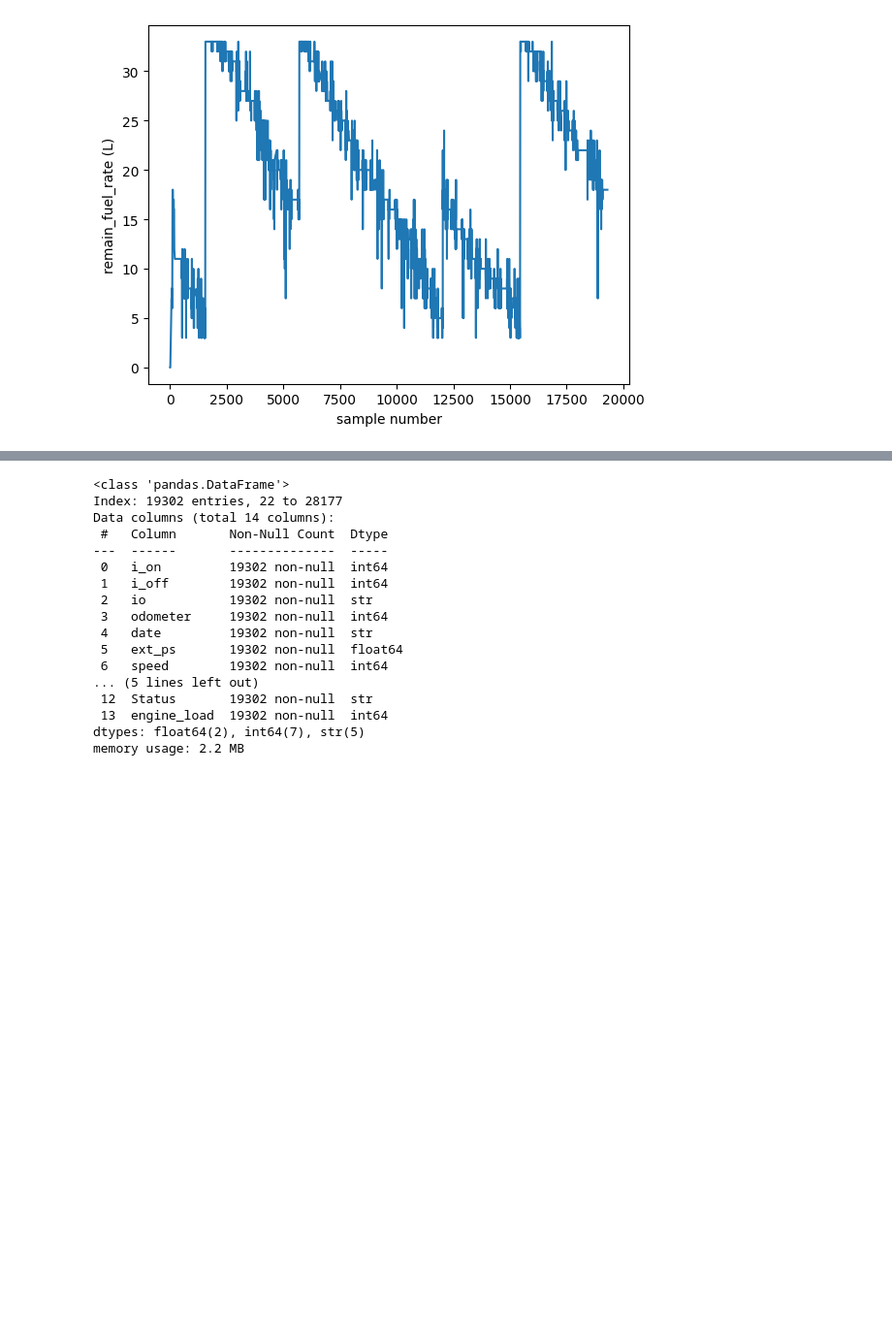
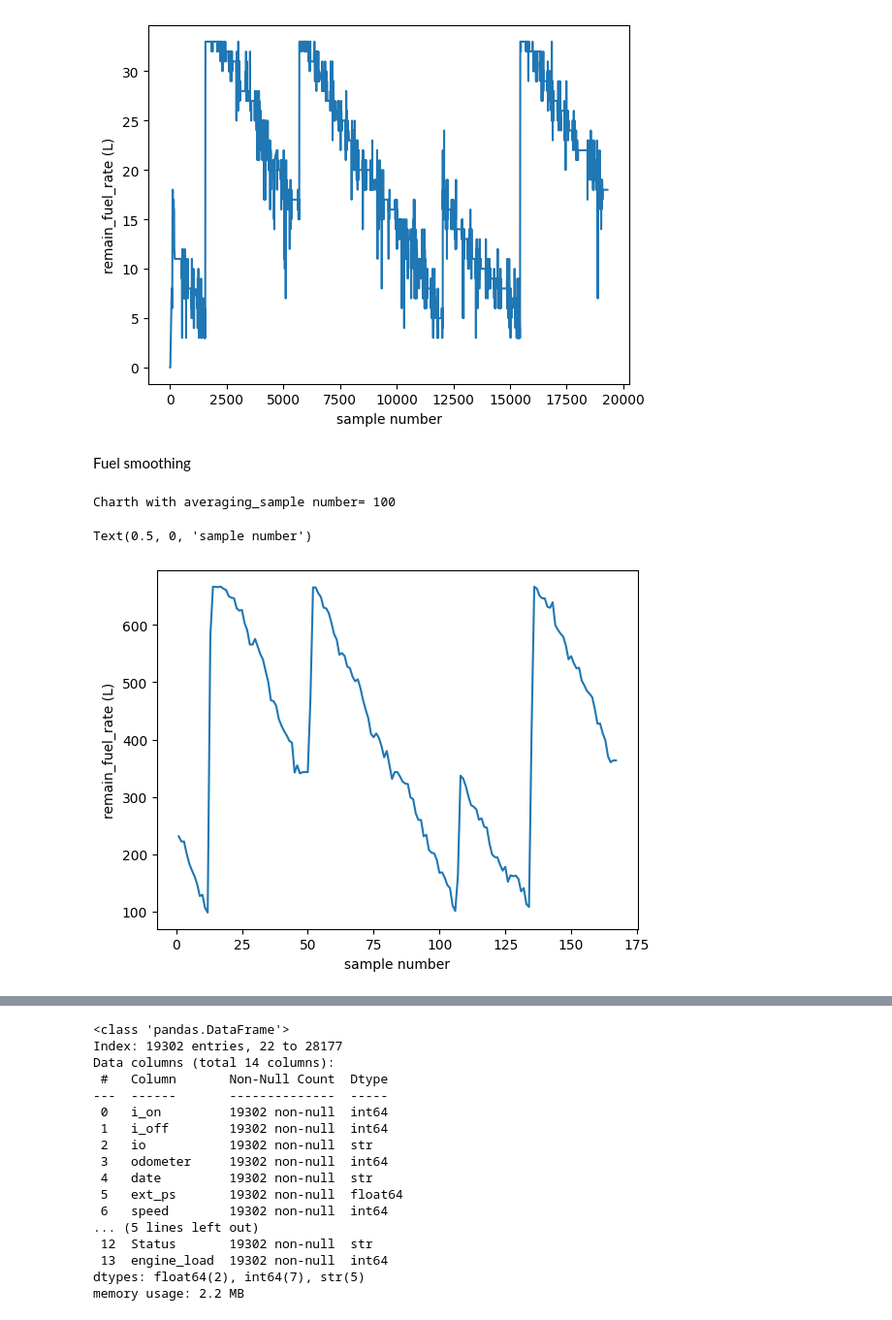
Before and after one commit to jlhb1984/Zonar_projects, a Jupyter notebook: notebooks/torch_xlsx_TS000169499.ipynb, the cells around one changed output, grey strips where cells are left out. Shown at 97% size. Cells and saved outputs as stored; diff of their text form; code cells hidden in the pictures; blank space fills up the shorter version.

```diff
--- a/notebooks/torch_xlsx_TS000169499.ipynb
+++ b/notebooks/torch_xlsx_TS000169499.ipynb
@@ -278,3 +278,50 @@ rfl['raw_data']=status
 rfl.to_csv(r'C:\Users\Jose.Hurtado\Documents\Zonar_projects\data\zonar\rfl.csv',sep=',')
 # %% [output]
 [figure]
+# %% [markdown]
+Fuel smoothing
+# %%
+rfl=pd.DataFrame()
+fuel_data=[]
+x_axis=[]
+x_axis_5=[]
+date=[]
+status=[]
+status_aux=[]
+aux_5=0
+cont_5=0
+avg_5=[]
+i_5=0
+averaging_sample=int(input("Typr the averaging sample number: "))
+
+for i in range(0,df.shape[0]):
+    if df.iloc[i,9]!='FF':
+        aux_data=df.iloc[i,12]
+        if (len(aux_data)<170):
+            status.append(df.iloc[i,12])
+            x_axis.append(i)
+            fuel_data.append((int(df.iloc[i,9],16) & 127))
+            date.append(df.iloc[i,4])
+            aux_5=aux_5+(int(df.iloc[i,9],16) & 127)
+            cont_5=cont_5+1
+            if cont_5>averaging_sample:                   #Test
+                i_5=i_5+1
+                cont_5=0
+                avg_5.append(aux_5/5)
+                aux_5=0
+                x_axis_5.append(i_5)
+
+print("Charth with averaging_sample number=",averaging_sample)
+
+plt.plot(x_axis_5,avg_5)
+plt.ylabel("remain_fuel_rate (L)")
+plt.xlabel('sample number')
+
+#rfl['fuel_data']=fuel_data
+#rfl['date']=date
+#rfl['raw_data']=status
+#rfl.to_csv(r'C:\Users\Jose.Hurtado\Documents\Zonar_projects\data\zonar\rfl.csv',sep=',')
+# %% [output]
+Charth with averaging_sample number= 100
+Text(0.5, 0, 'sample number')
+[figure, added]
```
Also changed, not shown: parts of 2 cells of this notebook.
